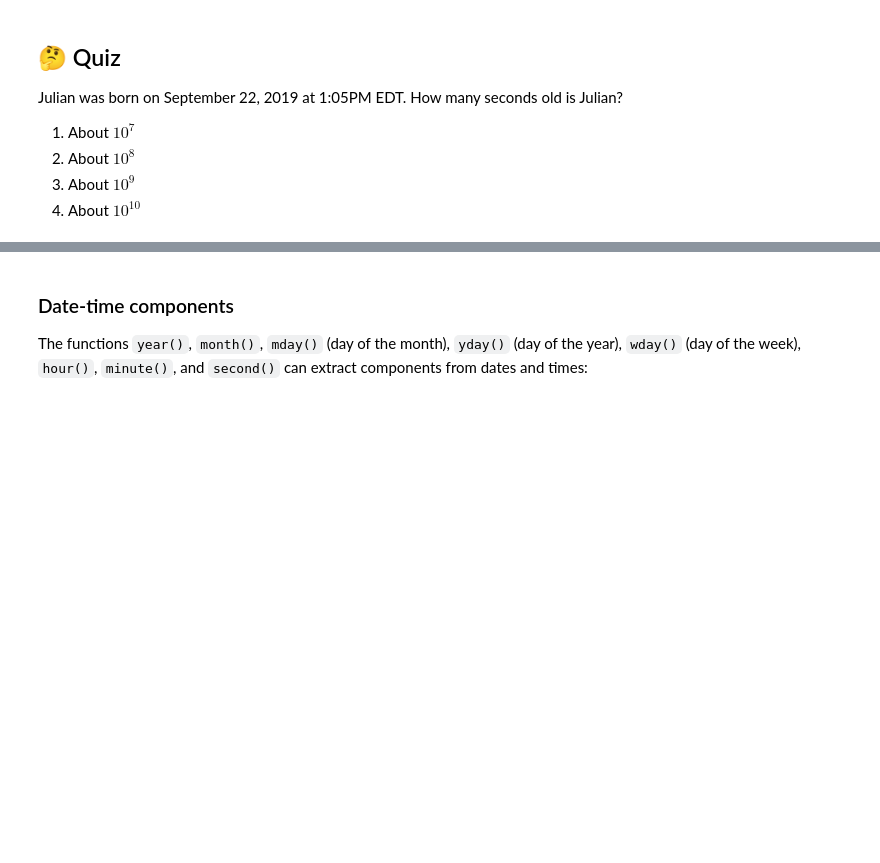
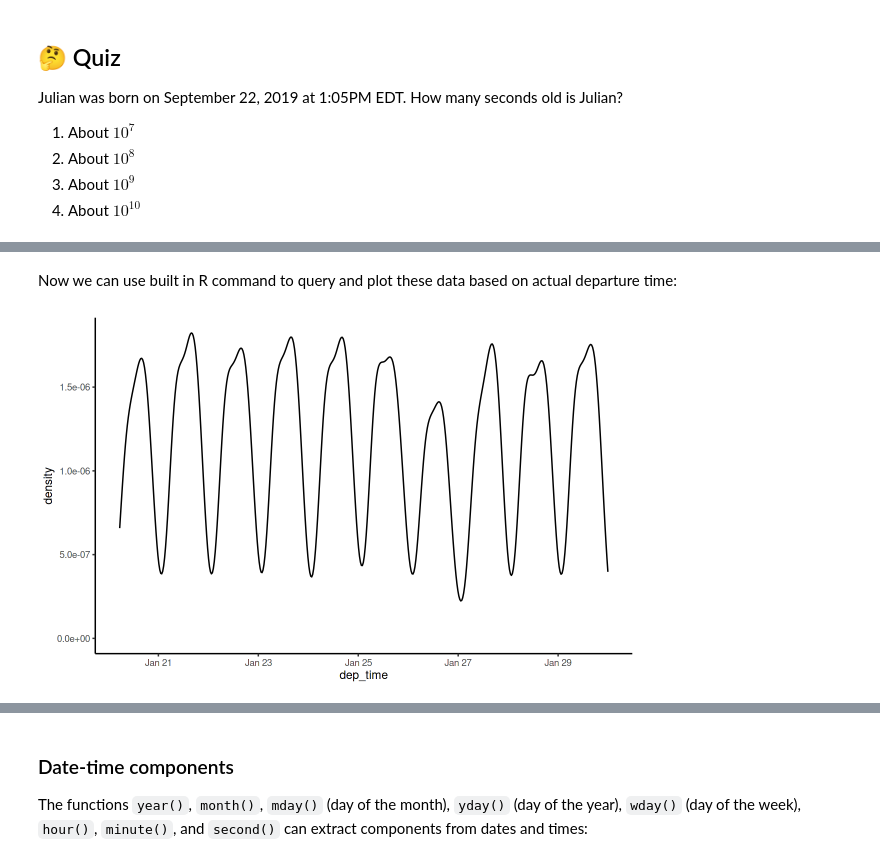
Before and after one commit to stats306/w23, a Jupyter notebook: lectures/week11/lecture15.ipynb, the cells around one changed output, grey strips where cells are left out. Drawn from its saved outputs; the diff is of its cells as text; code cells hidden in the pictures; blank space fills up the shorter version.

```diff
--- a/lectures/week11/lecture15.ipynb
+++ b/lectures/week11/lecture15.ipynb
@@ -244,0 +215,9 @@ Julian was born on September 22, 2019 at 1:05PM EDT. How many seconds old is Jul
+# %% [markdown]
+Now we can use built in R command to query and plot these data based on actual departure time:
+# %%
+flights_dt %>%
+  filter(dep_time < ymd(20130130), dep_time >= ymd(20130120)) %>%
+  ggplot(aes(x=dep_time)) +
+  geom_density(bw=3*3600)
+# %% [output]
+[figure, added]
```
Also changed, not shown: parts of 85 cells of this notebook.
